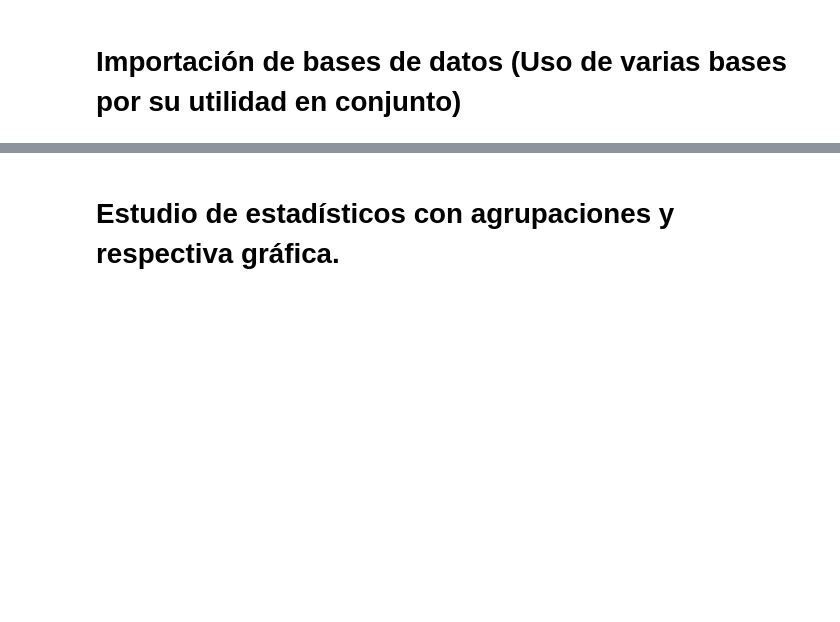
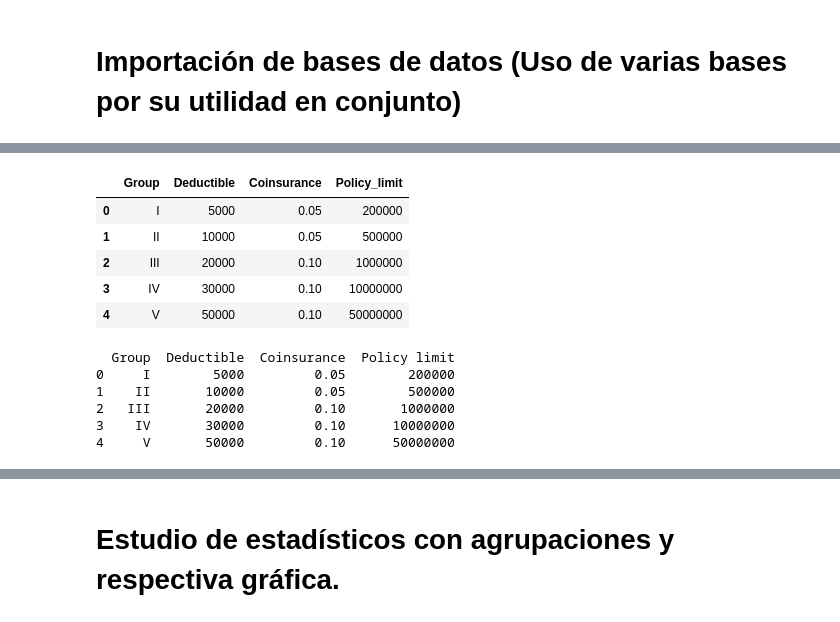
Before and after one commit to asielromero/Miner-a_de_Datos_2020_Grupo03, a Jupyter notebook: Avance 2.ipynb, the cells around one changed output, grey strips where cells are left out. Drawn from its saved outputs; the diff is of its cells as text; code cells hidden in the pictures; blank space fills up the shorter version.

```diff
--- a/Avance 2.ipynb
+++ b/Avance 2.ipynb
@@ -82,0 +99,18 @@ datos_all=pd.read_excel('Assurance.xlsx')     #Base de datos con toda la informa
+# %%
+datos_coverage.rename(columns = {'Policy limit':'Policy_limit'})
+# %% [output]
+|  | Group | Deductible | Coinsurance | Policy_limit |
+| 0 | I | 5000 | 0.05 | 200000 |
+| 1 | II | 10000 | 0.05 | 500000 |
+| 2 | III | 20000 | 0.10 | 1000000 |
+| 3 | IV | 30000 | 0.10 | 10000000 |
+| 4 | V | 50000 | 0.10 | 50000000 |
+# %%
+print(datos_coverage)
+# %% [output]
+  Group  Deductible  Coinsurance  Policy limit
+0     I        5000         0.05        200000
+1    II       10000         0.05        500000
+2   III       20000         0.10       1000000
+3    IV       30000         0.10      10000000
+4     V       50000         0.10      50000000
```
Also changed, not shown: parts of 3 cells of this notebook.
